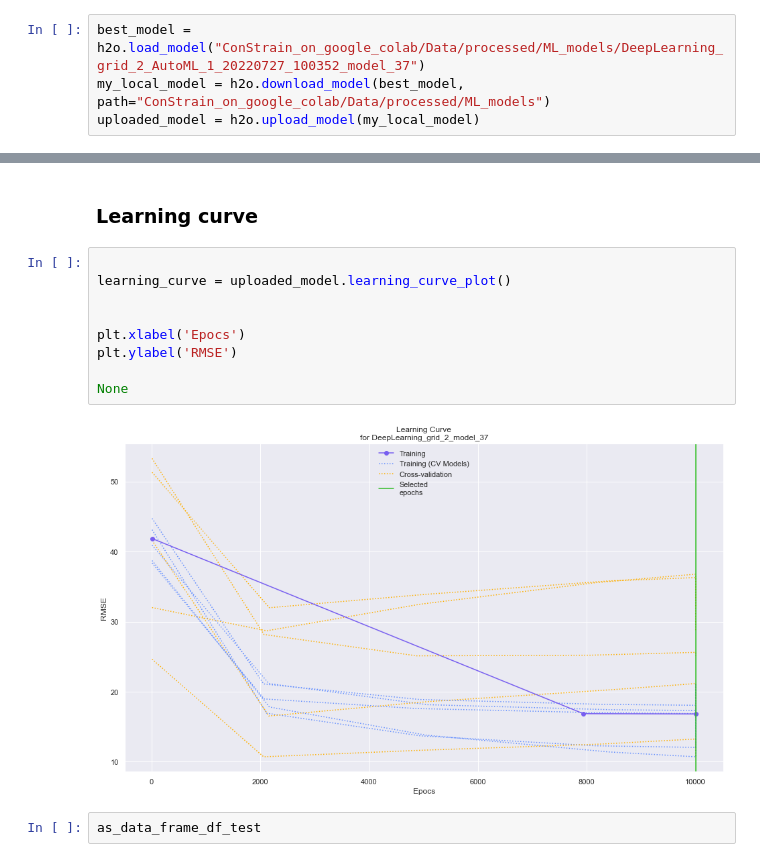
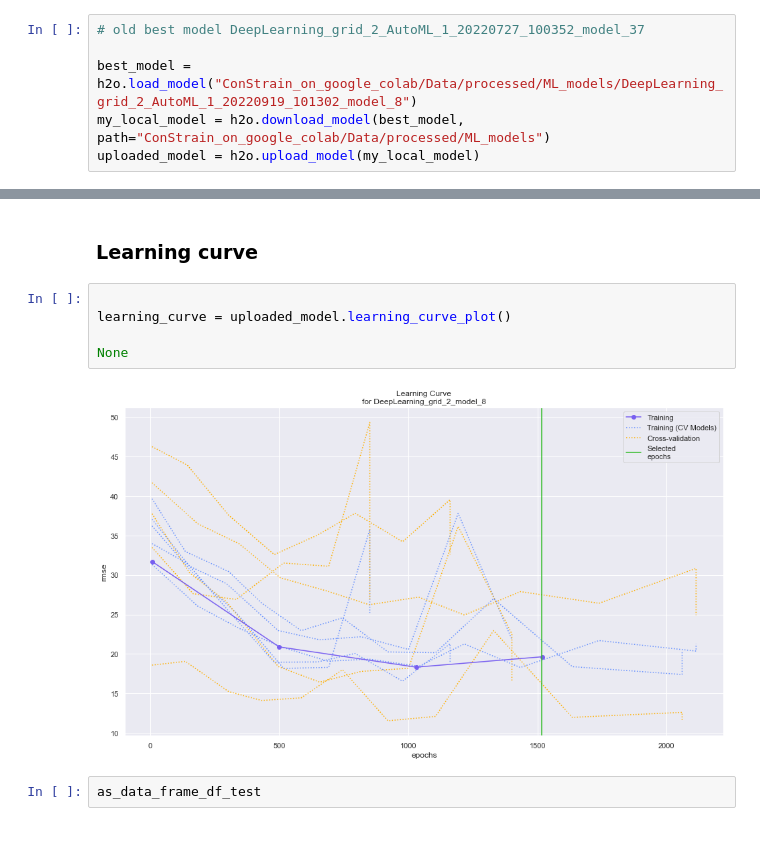
Before and after one commit to hiyama341/ConStrain, a Jupyter notebook: colab_notebooks/08_LEARN_DataAnalysis.ipynb, the cells around one changed output, grey strips where cells are left out. Drawn from its saved outputs; the diff is of its cells as text.

Commit message:
new run with new filepaths to colab

```diff
--- a/colab_notebooks/08_LEARN_DataAnalysis.ipynb
+++ b/colab_notebooks/08_LEARN_DataAnalysis.ipynb
@@ -393,7 +400,9 @@ Parse progress: |█████████████████████
 # %% [markdown]
 ## Importing the best model
 # %%
-best_model = h2o.load_model("ConStrain_on_google_colab/Data/processed/ML_models/DeepLearning_grid_2_AutoML_1_20220727_100352_model_37")
+# old best model DeepLearning_grid_2_AutoML_1_20220727_100352_model_37
+
+best_model = h2o.load_model("ConStrain_on_google_colab/Data/processed/ML_models/DeepLearning_grid_2_AutoML_1_20220919_101302_model_8")
 my_local_model = h2o.download_model(best_model, path="ConStrain_on_google_colab/Data/processed/ML_models")
 uploaded_model = h2o.upload_model(my_local_model)
 # %% [markdown]
@@ -511,14 +520,10 @@ None
 # %%
 
 learning_curve = uploaded_model.learning_curve_plot()
 
-
-plt.xlabel('Epocs')
-plt.ylabel('RMSE')
-
 None
 # %% [output]
-[figure, old version]
+[figure, new version]
 # %%
 as_data_frame_df_test
 # %% [output]
```
Also changed, not shown: parts of 22 cells of this notebook, 1 other file.
